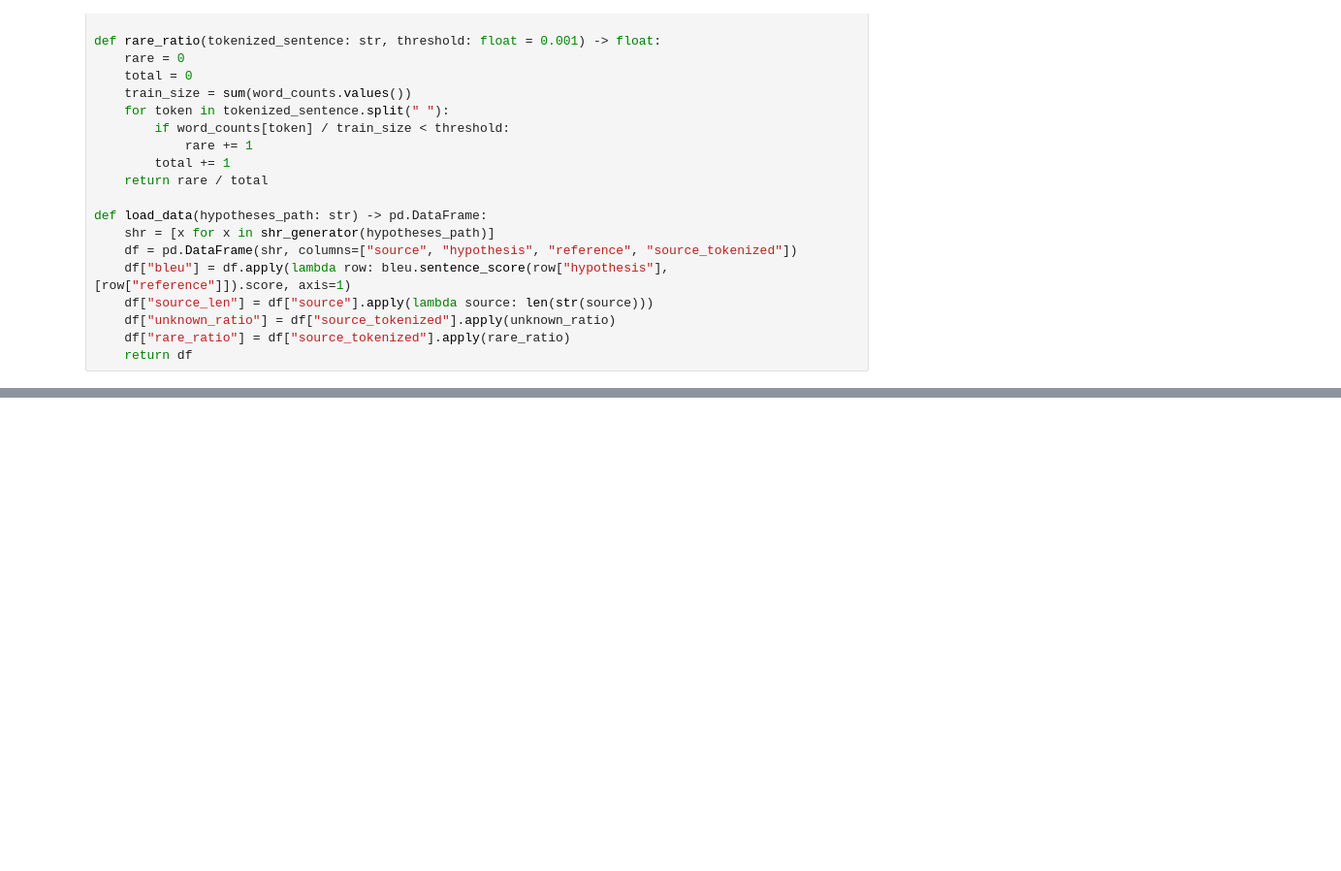
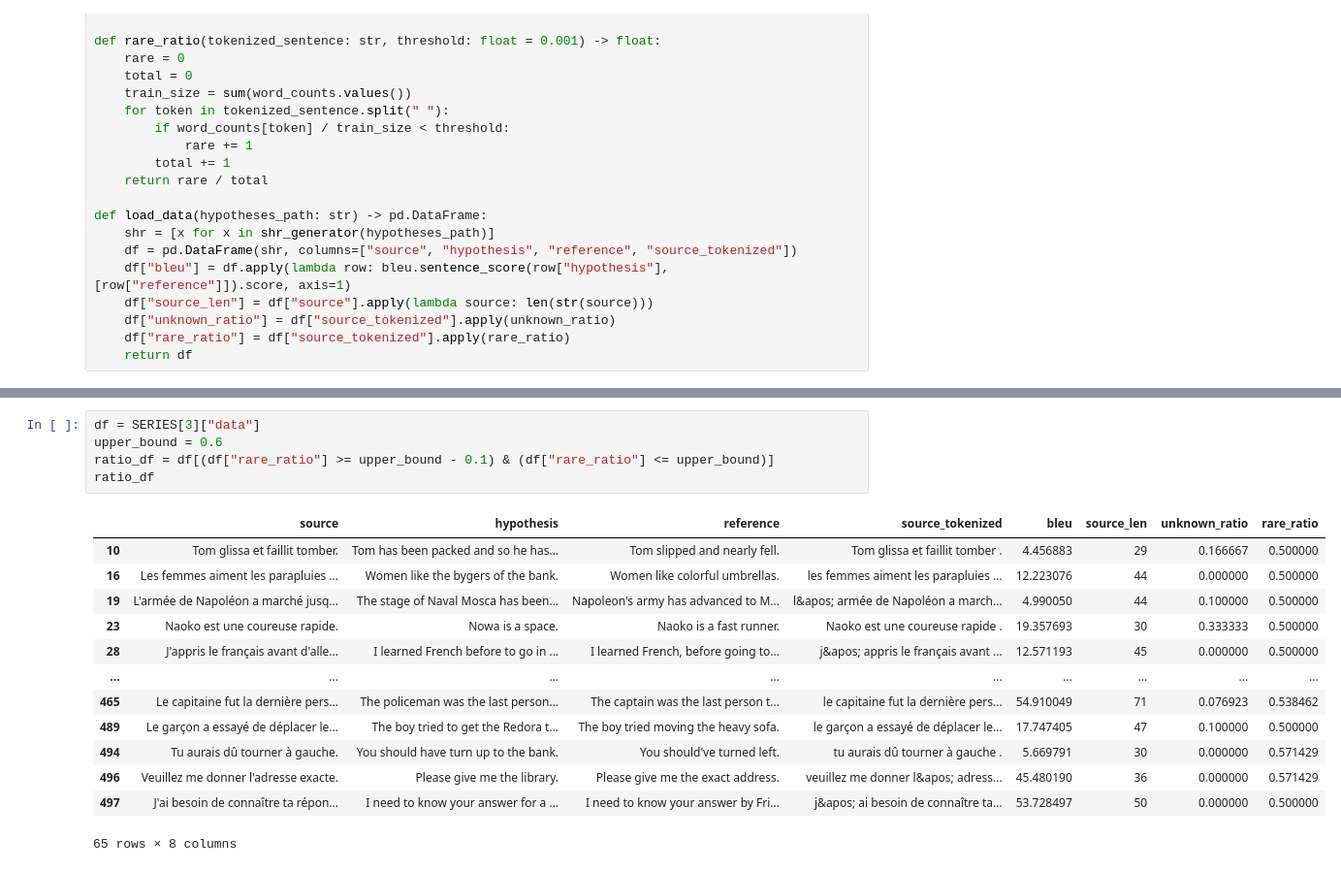
Before and after one commit to pleyad/atmt, a Jupyter notebook: assignments/03/visual_analysis.ipynb, the cells around one changed output, grey strips where cells are left out. Shown at 97% size. Saved outputs shown, nothing was run; the diff lists cells and outputs as text; blank space fills up the shorter version.

```diff
--- a/assignments/03/visual_analysis.ipynb
+++ b/assignments/03/visual_analysis.ipynb
@@ -102,0 +132,19 @@ df[df["bleu"] > 80]
+# %%
+df = SERIES[3]["data"]
+upper_bound = 0.6
+ratio_df = df[(df["rare_ratio"] >= upper_bound - 0.1) & (df["rare_ratio"] <= upper_bound)]
+ratio_df
+# %% [output]
+|  | source | hypothesis | reference | source_tokenized | bleu | source_len | unknown_ratio | rare_ratio |
+| 10 | Tom glissa et faillit tomber. | Tom has been packed and so he has... | Tom slipped and nearly fell. | Tom glissa et faillit tomber . | 4.456883 | 29 | 0.166667 | 0.500000 |
+| 16 | Les femmes aiment les parapluies ... | Women like the bygers of the bank. | Women like colorful umbrellas. | les femmes aiment les parapluies ... | 12.223076 | 44 | 0.000000 | 0.500000 |
+| 19 | L'armée de Napoléon a marché jusq... | The stage of Naval Mosca has been... | Napoleon's army has advanced to M... | l&apos; armée de Napoléon a march... | 4.990050 | 44 | 0.100000 | 0.500000 |
+| 23 | Naoko est une coureuse rapide. | Nowa is a space. | Naoko is a fast runner. | Naoko est une coureuse rapide . | 19.357693 | 30 | 0.333333 | 0.500000 |
+| 28 | J'appris le français avant d'alle... | I learned French before to go in ... | I learned French, before going to... | j&apos; appris le français avant ... | 12.571193 | 45 | 0.000000 | 0.500000 |
+| ... | ... | ... | ... | ... | ... | ... | ... | ... |
+| 465 | Le capitaine fut la dernière pers... | The policeman was the last person... | The captain was the last person t... | le capitaine fut la dernière pers... | 54.910049 | 71 | 0.076923 | 0.538462 |
+| 489 | Le garçon a essayé de déplacer le... | The boy tried to get the Redora t... | The boy tried moving the heavy sofa. | le garçon a essayé de déplacer le... | 17.747405 | 47 | 0.100000 | 0.500000 |
+| 494 | Tu aurais dû tourner à gauche. | You should have turn up to the bank. | You should've turned left. | tu aurais dû tourner à gauche . | 5.669791 | 30 | 0.000000 | 0.571429 |
+| 496 | Veuillez me donner l'adresse exacte. | Please give me the library. | Please give me the exact address. | veuillez me donner l&apos; adress... | 45.480190 | 36 | 0.000000 | 0.571429 |
+| 497 | J'ai besoin de connaître ta répon... | I need to know your answer for a ... | I need to know your answer by Fri... | j&apos; ai besoin de connaître ta... | 53.728497 | 50 | 0.000000 | 0.500000 |
+65 rows × 8 columns
```
Also changed, not shown: parts of 7 cells of this notebook, 3 other files.
